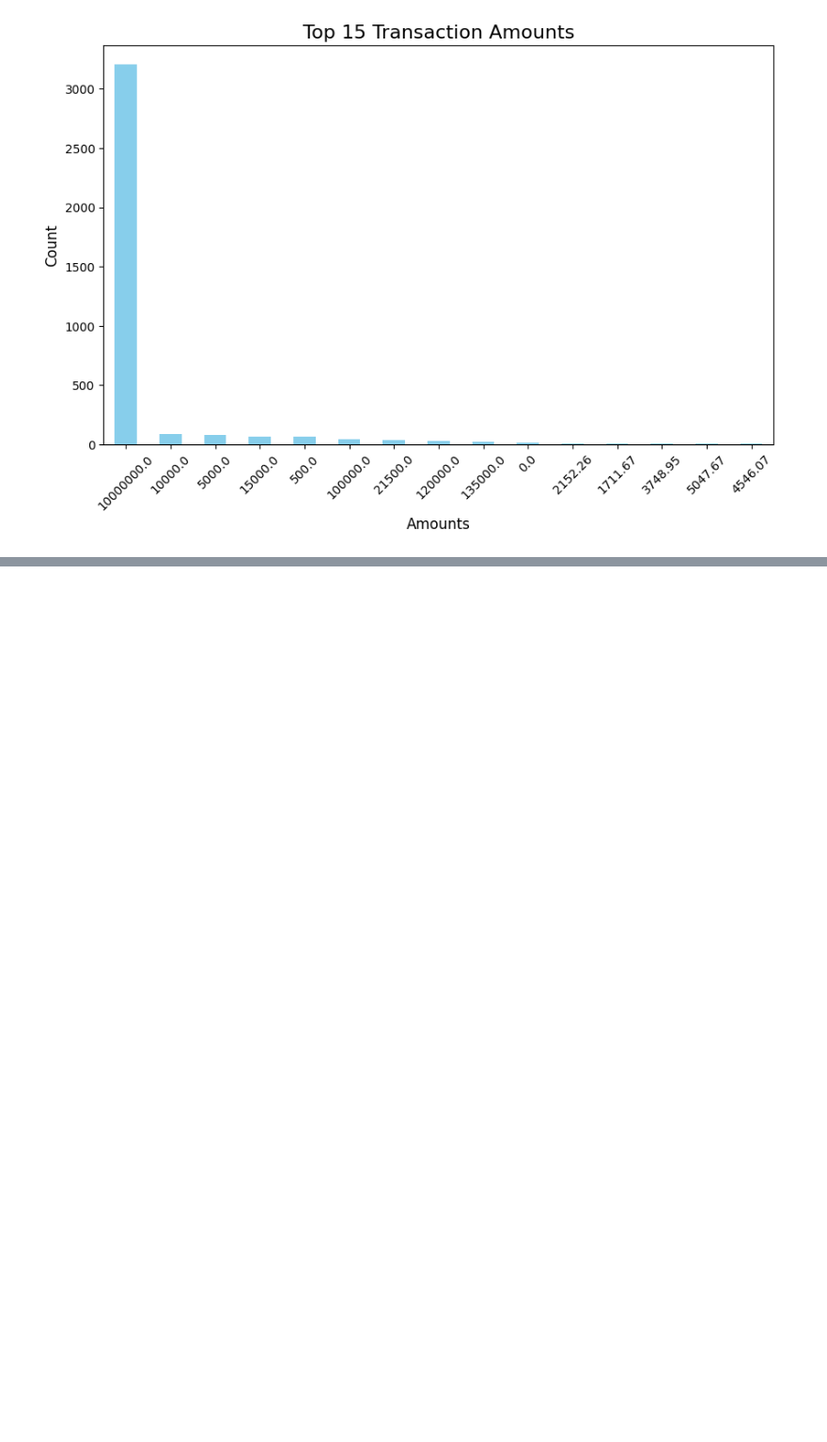
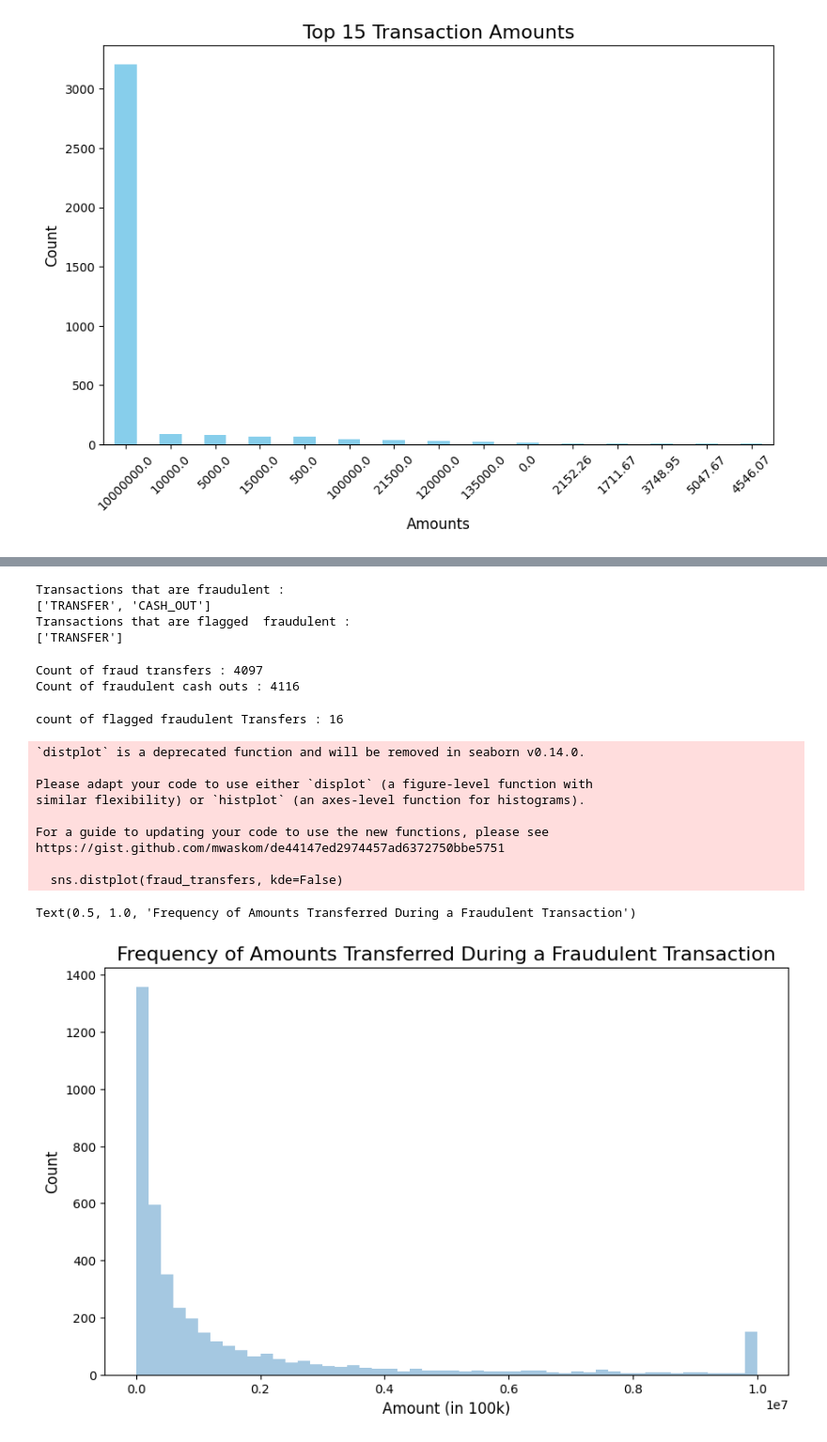
Before and after one commit to navyabhatgit/AnomalyDetection, a Jupyter notebook: Detection.ipynb, the cells around one changed output, grey strips where cells are left out. Shown at 94% size. Saved outputs shown, nothing was run; the diff lists cells and outputs as text; code cells hidden in the pictures; blank space fills up the shorter version.

```diff
--- a/Detection.ipynb
+++ b/Detection.ipynb
@@ -267,0 +264,45 @@ plt.show()
+# %%
+# what transactions are flagged as fraudulent
+print("Transactions that are fraudulent :")
+print(list(data.loc[data['isFraud']==1].type.drop_duplicates()))
+
+print("Transactions that are flagged  fraudulent :")
+print(list(data.loc[data['isFlaggedFraud']==1].type.drop_duplicates()))
+# %% [output]
+Transactions that are fraudulent :
+['TRANSFER', 'CASH_OUT']
+Transactions that are flagged  fraudulent :
+['TRANSFER']
+# %%
+# count of fraud Transfers and cash outs
+print('Count of fraud transfers : {}'.format(data.loc[(data['type']=='TRANSFER') & (data['isFraud']==1)].shape[0]))
+print('Count of fraudulent cash outs : {}'.format(data.loc[(data['type']=='CASH_OUT') & (data['isFraud']==1)].shape[0]))
+# %% [output]
+Count of fraud transfers : 4097
+Count of fraudulent cash outs : 4116
+# %%
+print('count of flagged fraudulent Transfers : {}'.format(data.loc[(data['type']=='TRANSFER') & (data['isFlaggedFraud']==1)].shape[0]))
+# %% [output]
+count of flagged fraudulent Transfers : 16
+# %%
+# plot the frequency of amounts transferred during a fraudulent transaction (scale be in 100k)
+
+fraud_transfers = data.loc[(data['type']=='TRANSFER') & (data['isFraud']==1)]['amount']
+raud_transfers = fraud_transfers/100000
+plt.figure(figsize=(10, 6))
+sns.distplot(fraud_transfers, kde=False)
+plt.ylabel('Count', fontsize=12)
+plt.xlabel('Amount (in 100k)', fontsize=12)
+plt.title('Frequency of Amounts Transferred During a Fraudulent Transaction', fontsize=16)
+# %% [output]
+`distplot` is a deprecated function and will be removed in seaborn v0.14.0.
+
+Please adapt your code to use either `displot` (a figure-level function with
+similar flexibility) or `histplot` (an axes-level function for histograms).
+
+For a guide to updating your code to use the new functions, please see
+https://gist.github.com/mwaskom/de44147ed2974457ad6372750bbe5751
+
+  sns.distplot(fraud_transfers, kde=False)
+Text(0.5, 1.0, 'Frequency of Amounts Transferred During a Fraudulent Transaction')
+[figure, added]
```
Also changed, not shown: parts of 5 cells of this notebook.
